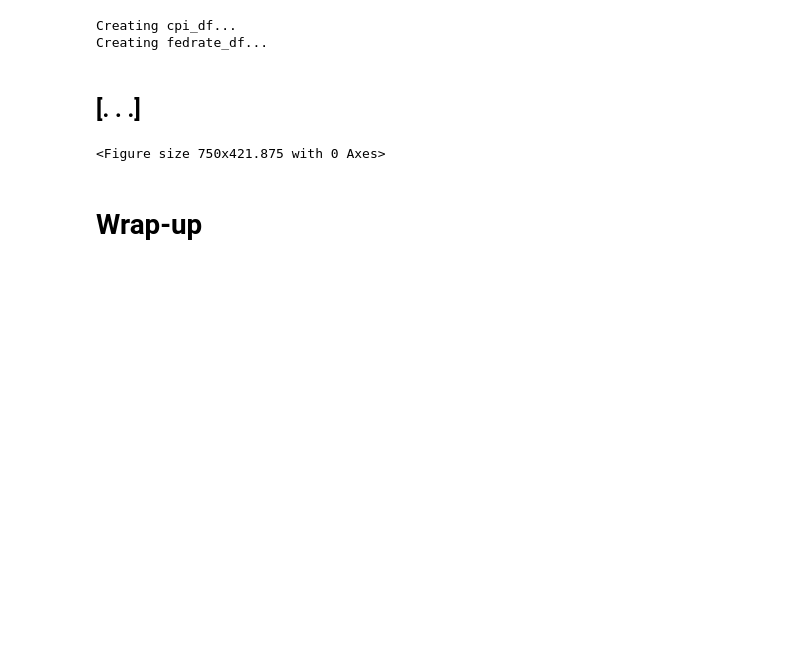
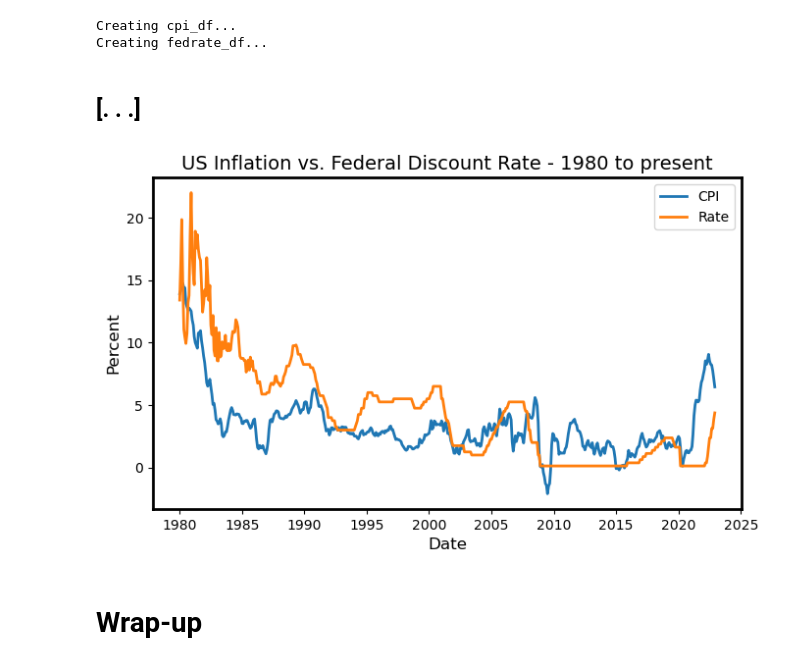
Before and after one commit to lanewhitmore/BIS_Data_Pipeline, a Jupyter notebook: src/bis_pipeline.ipynb, the cells around one changed output. Cells and saved outputs as stored; diff of their text form; code cells hidden in the pictures; blank space fills up the shorter version.

Commit message:
Update with early consumption work including visualizations

```diff
--- a/src/bis_pipeline.ipynb
+++ b/src/bis_pipeline.ipynb
@@ -294,21 +295,22 @@ warnings.filterwarnings('ignore')
 
 # Create Consumer Price Index (CPI) dataframe for select time frame
 q = 'SELECT \
-        cp.reference_area \
-        , SUBSTR(cpv.date, 1, 4) AS cpv_year \
-        , SUBSTR(cpv.date, 6, 2) AS cpv_month \
-        , cpv.value \
+        cp.reference_area AS cp_reference_area \
+        , cpv.date AS cpv_date \
+        , cpv.value AS cpv_value \
     FROM consumer_prices cp \
     INNER JOIN consumer_prices_values cpv ON cp.consumer_prices_id = cpv.consumer_prices_id \
     WHERE \
-        cp.frequency = \'Monthly\' \
+        cp.reference_area LIKE \'United States%\' \
+        AND cp.frequency = \'Monthly\' \
         AND cp.unit_of_measure = \'Year-on-year changes, in per cent\' \
         AND LENGTH(cpv.date) = 7 \
-        AND CAST(SUBSTR(cpv.date, 1, 4) AS UNSIGNED) BETWEEN 2010 AND 2022 \
+        AND CAST(SUBSTR(cpv.date, 1, 4) AS UNSIGNED) BETWEEN 1980 AND 2022 \
     ORDER BY 2, 3;'
 print('Creating cpi_df', end='... ')
 try:
     cpi_df = pd.read_sql(q, conn)
+    cpi_df['cpv_date'] = pd.to_datetime(cpi_df['cpv_date'])
     pipeline_log.info('cpi_df created')
 except Exception as e:
     pipeline_log.error(f'cpi_df error: {e}')
@@ -316,20 +318,20 @@ print()
 
 # Create US Fed Rate dataframe for same time frame as CPI above
 q = 'SELECT \
-        SUBSTR(prv.date, 1, 4) AS prv_year \
-        , SUBSTR(prv.date, 6, 2) AS prv_month \
-        , prv.value \
+        prv.date AS prv_date \
+        , prv.value AS prv_value \
     FROM policy_rate pr \
     INNER JOIN policy_rate_values prv ON pr.policy_rate_id = prv.policy_rate_id \
     WHERE \
         pr.source_ref = \'US Federal Reserve System\' \
         AND pr.frequency = \'Monthly\' \
         AND LENGTH(prv.date) = 7 \
-        AND CAST(SUBSTR(prv.date, 1, 4) AS UNSIGNED) BETWEEN 2010 AND 2022 \
+        AND CAST(SUBSTR(prv.date, 1, 4) AS UNSIGNED) BETWEEN 1980 AND 2022 \
     ORDER BY 1, 2;'
 print('Creating fedrate_df', end='... ')
 try:
     fedrate_df = pd.read_sql(q, conn)
+    fedrate_df['prv_date'] = pd.to_datetime(fedrate_df['prv_date'])
     pipeline_log.info('fedrate_df created')
 except Exception as e:
     pipeline_log.error(f'fedrate_df error: {e}')
@@ -346,17 +348,23 @@ Creating fedrate_df...
 # %% [markdown]
 ## [. . .]
 # %%
-#
 # Plot ratings and film counts
-fig = plt.figure()
+fig, ax = plt.subplots()
+ax.plot(cpi_df['cpv_date'], cpi_df['cpv_value'], label='CPI')
+ax.plot(fedrate_df['prv_date'], fedrate_df['prv_value'], label='Rate')
 
-#plt.plot()
-#plt.title('. . .')
-#plt.xlabel('. . .')
-#plt.ylabel('. . .')
+# Set plot titles, axis labels, and legend
+plt.title('US Inflation vs. Federal Discount Rate - 1980 to present')
+plt.xlabel('Date')
+plt.ylabel('Percent')
+ax.xaxis.set_major_locator(mdates.YearLocator(5))
+ax.xaxis.set_major_formatter(mdates.DateFormatter('%Y'))
+plt.legend()
+
+# Show plot
 plt.show()
 # %% [output]
-<Figure size 750x421.875 with 0 Axes>
+[figure, added]
 # %% [markdown]
 # Wrap-up
 # %%
```
Also changed, not shown: parts of 1 cell of this notebook, 1 other file.
